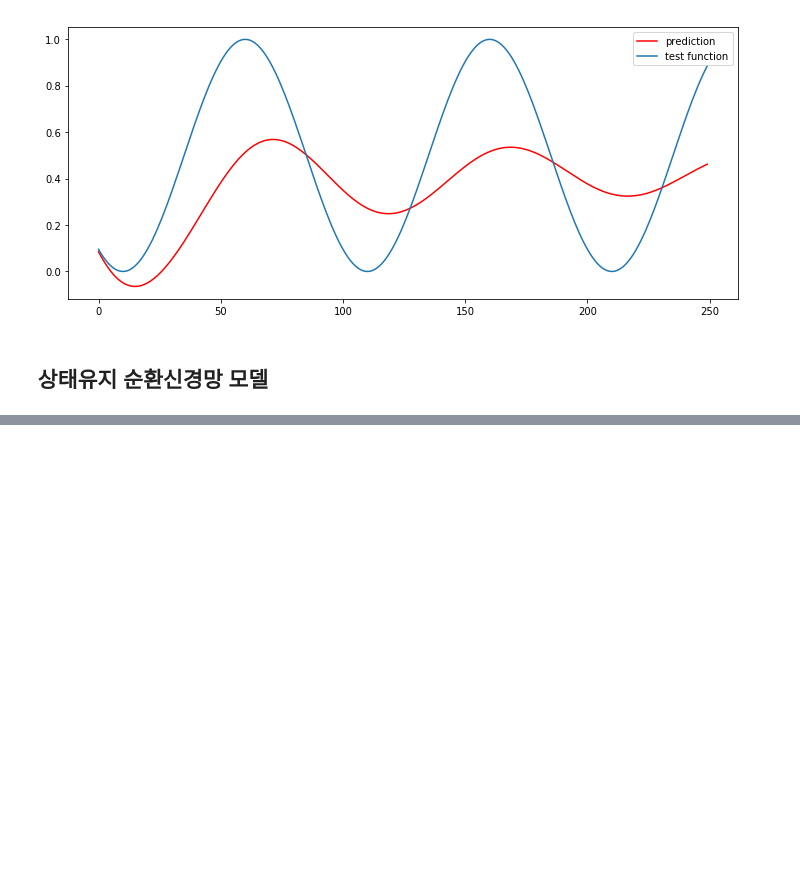
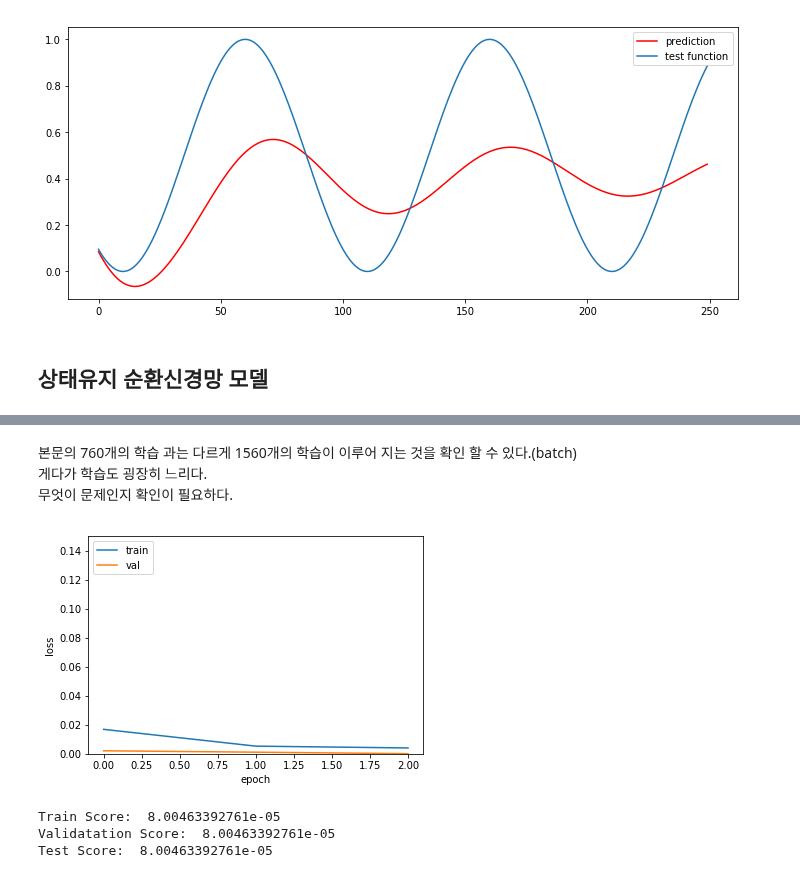
Before and after one commit to NinCastle/Learn-Machine-Learning, a Jupyter notebook: keras/block_keras/2_Layer_conceptual_catching/Time-series_Numerical_Input_Numerical_Prediction_Model.ipynb, the cells around one changed output, grey strips where cells are left out. Saved outputs shown, nothing was run; the diff lists cells and outputs as text; code cells hidden in the pictures; blank space fills up the shorter version.

```diff
--- a/keras/block_keras/2_Layer_conceptual_catching/Time-series_Numerical_Input_Numerical_Prediction_Model.ipynb
+++ b/keras/block_keras/2_Layer_conceptual_catching/Time-series_Numerical_Input_Numerical_Prediction_Model.ipynb
@@ -441,0 +463,14 @@ MinMaxScaler(copy=True,
+# %%
+# 4. 모델 학습시키기
+custom_hist = CustomHistory()
+custom_hist.init()
+
+for i in range(3):
+    model.fit(x_train,
+              y_train,
+              epochs=1,
+              batch_size=1,
+              shuffle=False, ## ????
+              callbacks=[custom_hist],
+              validation_data=(x_val, y_val))
+    model.reset_states()
@@ -441,0 +487,31 @@ MinMaxScaler(copy=True,
+# %% [markdown]
+본문의 760개의 학습 과는 다르게 1560개의 학습이 이루어 지는 것을 확인 할 수 있다.(batch)
+게다가 학습도 굉장히 느리다.
+무엇이 문제인지 확인이 필요하다.
+# %%
+# 학습과정 살펴보기
+
+plt.plot(custom_hist.train_loss)
+plt.plot(custom_hist.val_loss)
+plt.ylim(0.0, 0.15) ## 그래프 화면 표시 크기 설정
+plt.ylabel('loss')
+plt.xlabel('epoch')
+plt.legend(['train', 'val'], loc='upper left')
+plt.show()
+# %% [output]
+[figure, added]
+# %%
+# 모델 평가하기
+trainScore = model.evaluate(x_train, y_train, batch_size=1, verbose=0)
+model.reset_states()
+print('Train Score: ', trainScore)
+valScore = model.evaluate(x_val, y_val, batch_size=1, verbose=0)
+model.reset_states()
+print('Validatation Score: ', valScore)
+testScore = model.evaluate(x_test, y_test, batch_size=1, verbose=0)
+model.reset_states()
+print('Test Score: ', testScore)
+# %% [output]
+Train Score:  8.00463392761e-05
+Validatation Score:  8.00463392761e-05
+Test Score:  8.00463392761e-05
```
Also changed, not shown: parts of 20 cells of this notebook.
